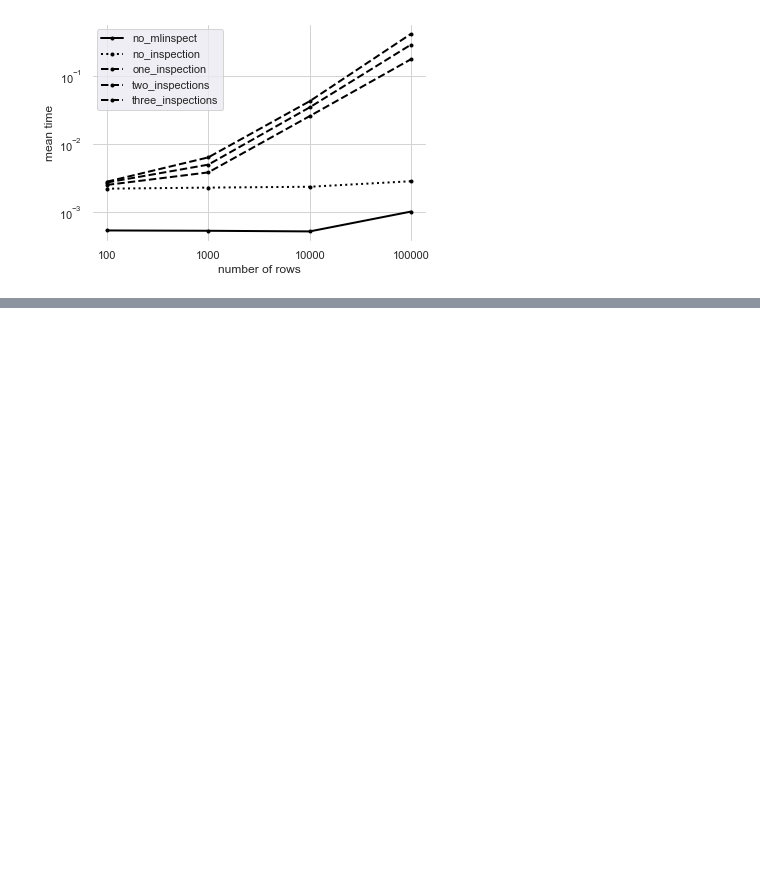
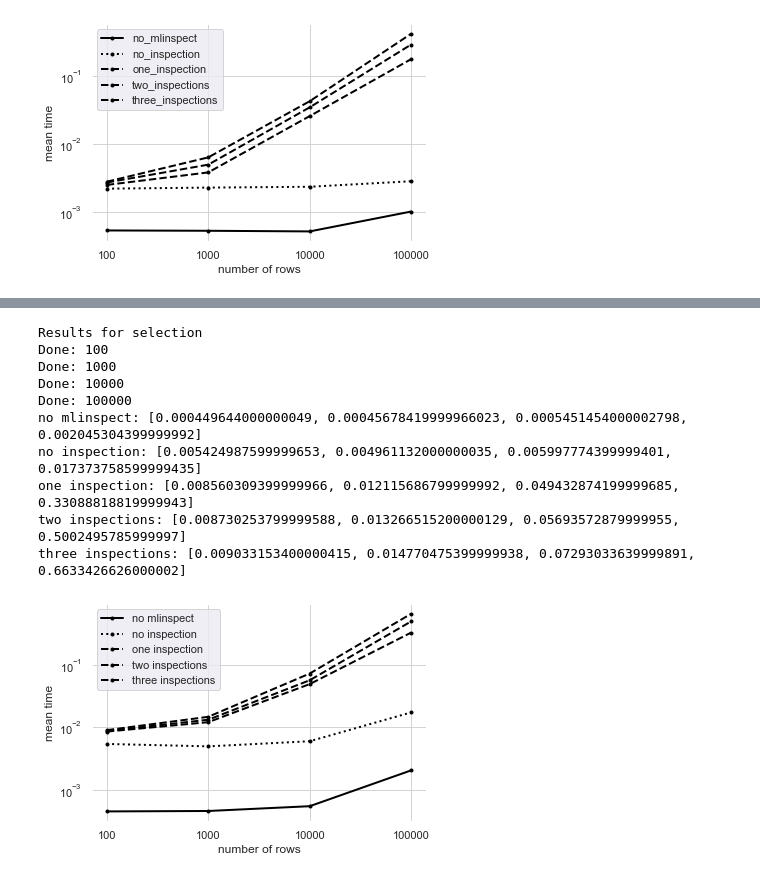
Before and after one commit to stefan-grafberger/mlinspect, a Jupyter notebook: experiments/operator_benchmarks.ipynb, the cells around one changed output, grey strips where cells are left out. Drawn from its saved outputs; the diff is of its cells as text; code cells hidden in the pictures; blank space fills up the shorter version.

```diff
--- a/experiments/operator_benchmarks.ipynb
+++ b/experiments/operator_benchmarks.ipynb
@@ -312,0 +151,14 @@ DecisionTree results
+# %%
+benchmark_operator_and_plot_result(OperatorBenchmarkType.SELECTION, plot_linestyles)
+# %% [output]
+Results for selection
+Done: 100
+Done: 1000
+Done: 10000
+Done: 100000
+no mlinspect: [0.000449644000000049, 0.00045678419999966023, 0.0005451454000002798, 0.002045304399999992]
+no inspection: [0.005424987599999653, 0.004961132000000035, 0.005997774399999401, 0.017373758599999435]
+one inspection: [0.008560309399999966, 0.012115686799999992, 0.049432874199999685, 0.33088818819999943]
+two inspections: [0.008730253799999588, 0.013266515200000129, 0.05693572879999955, 0.5002495785999997]
+three inspections: [0.009033153400000415, 0.014770475399999938, 0.07293033639999891, 0.6633426626000002]
+[figure, added]
```
Also changed, not shown: parts of 18 cells of this notebook, 2 other files.
